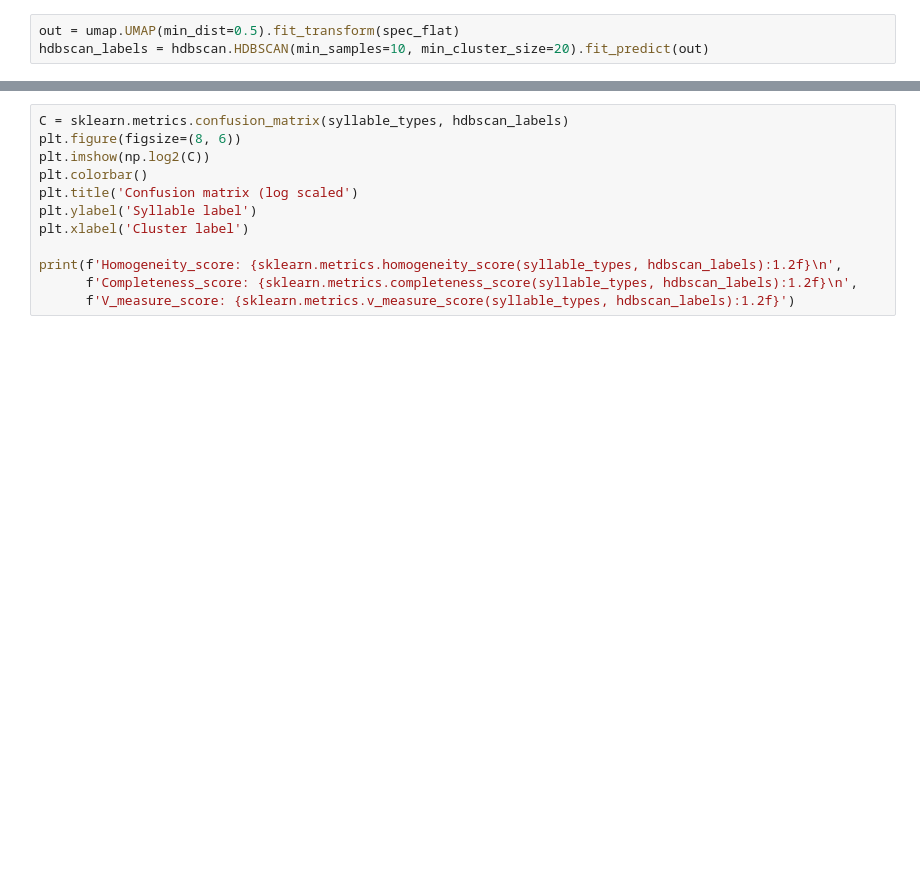
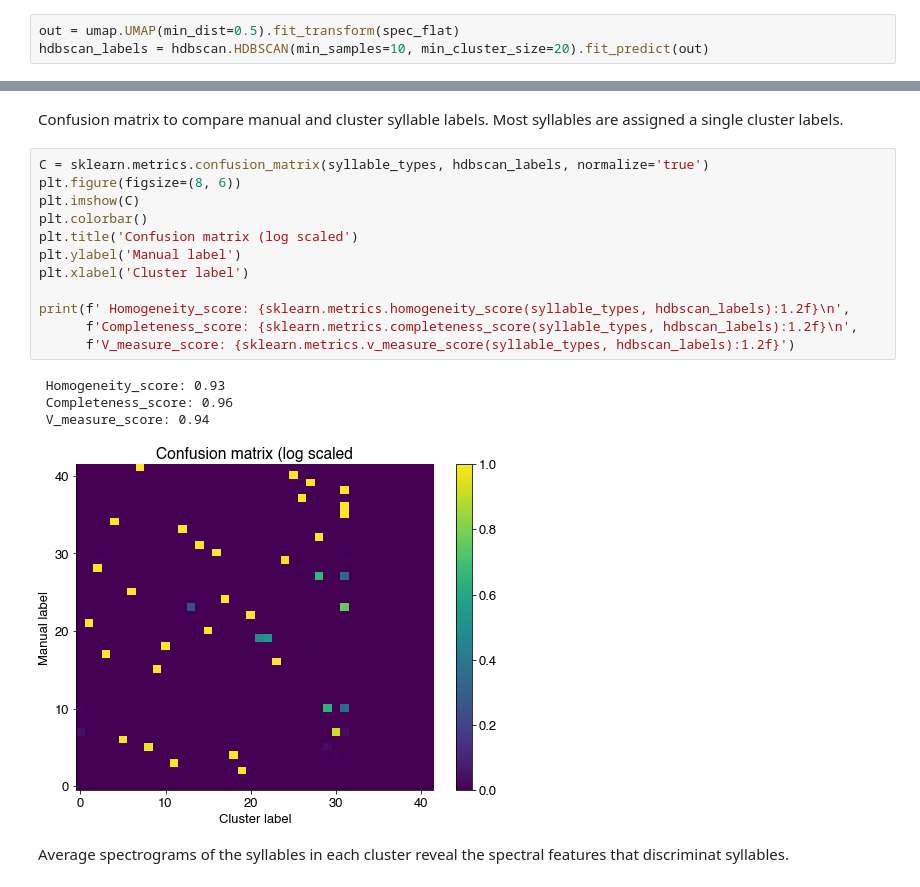
Before and after one commit to janclemenslab/deepss_docs, a Jupyter notebook: docs/unsupervised/birds.ipynb, the cells around one changed output, grey strips where cells are left out. Drawn from its saved outputs; the diff is of its cells as text; blank space fills up the shorter version.

```diff
--- a/docs/unsupervised/birds.ipynb
+++ b/docs/unsupervised/birds.ipynb
@@ -92,15 +127,24 @@ plt.show()
+# %% [markdown]
+Confusion matrix to compare manual and cluster syllable labels. Most syllables are assigned a single cluster labels.
 # %%
-C = sklearn.metrics.confusion_matrix(syllable_types, hdbscan_labels)
+C = sklearn.metrics.confusion_matrix(syllable_types, hdbscan_labels, normalize='true')
 plt.figure(figsize=(8, 6))
-plt.imshow(np.log2(C))
+plt.imshow(C)
 plt.colorbar()
 plt.title('Confusion matrix (log scaled')
-plt.ylabel('Syllable label')
+plt.ylabel('Manual label')
 plt.xlabel('Cluster label')
 
-print(f'Homogeneity_score: {sklearn.metrics.homogeneity_score(syllable_types, hdbscan_labels):1.2f}\n',
+print(f' Homogeneity_score: {sklearn.metrics.homogeneity_score(syllable_types, hdbscan_labels):1.2f}\n',
       f'Completeness_score: {sklearn.metrics.completeness_score(syllable_types, hdbscan_labels):1.2f}\n',
       f'V_measure_score: {sklearn.metrics.v_measure_score(syllable_types, hdbscan_labels):1.2f}')
+# %% [output]
+ Homogeneity_score: 0.93
+ Completeness_score: 0.96
+ V_measure_score: 0.94
+[figure, added]
+# %% [markdown]
+Average spectrograms of the syllables in each cluster reveal the spectral features that discriminat syllables.
 # %%
   plt.figure(figsize=(8, 8))
   for label in np.unique(hdbscan_labels):
```
Also changed, not shown: parts of 18 cells of this notebook, 54 other files.
